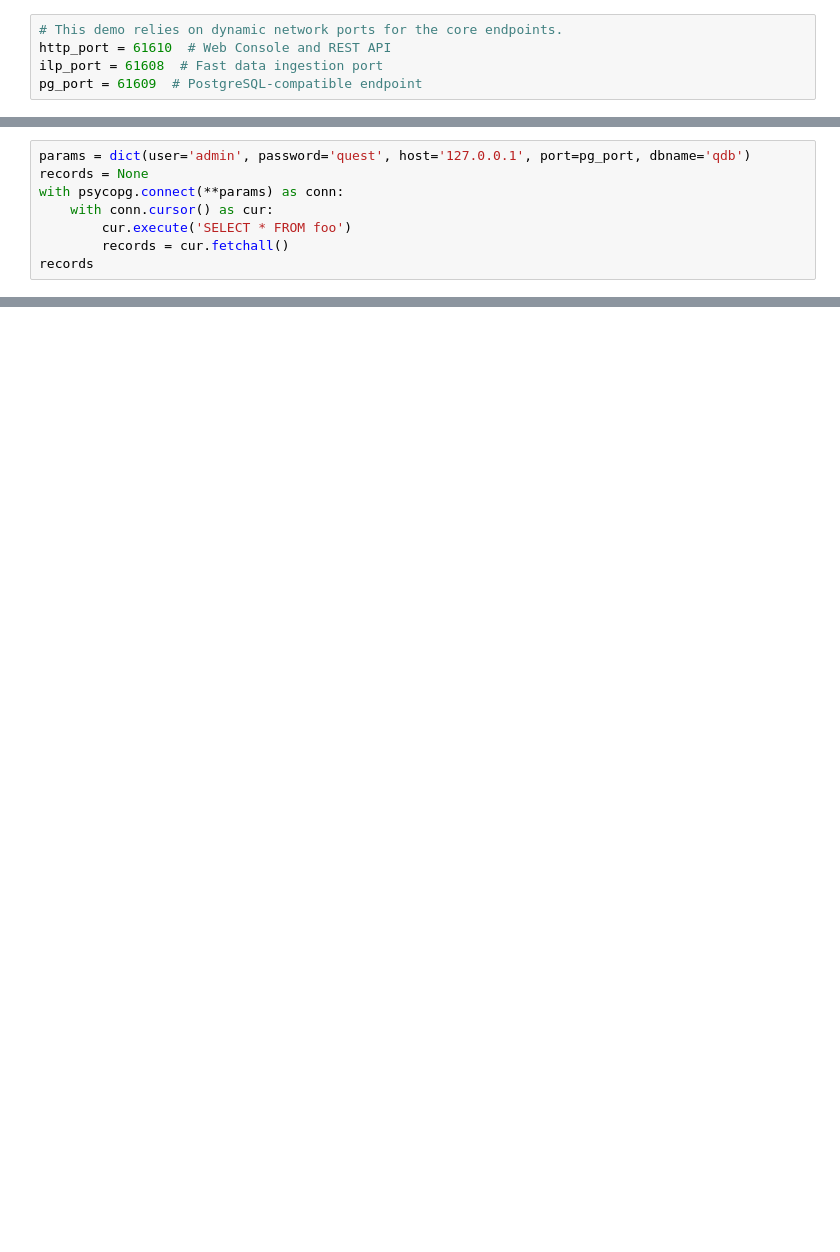
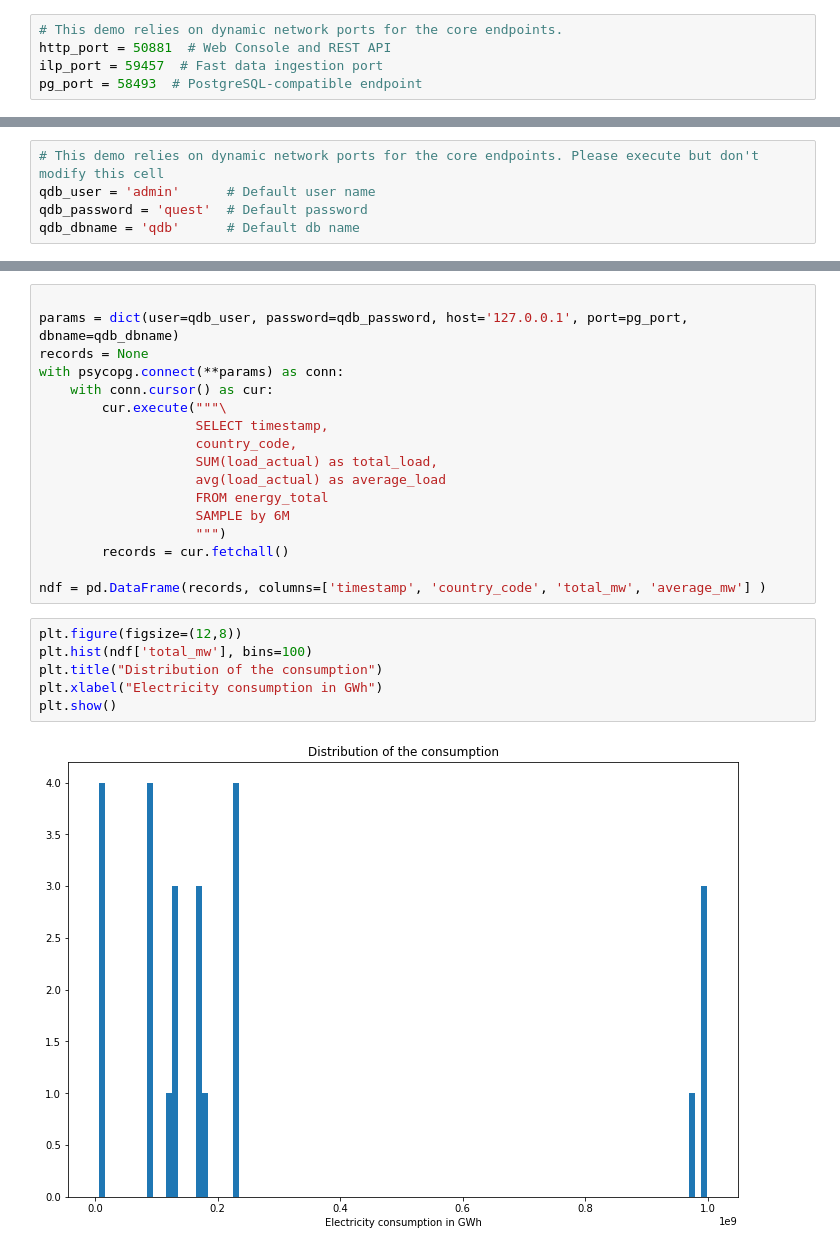
Before and after one commit to questdb/play, a Jupyter notebook: notebooks/play.ipynb, the cells around one changed output, grey strips where cells are left out. Saved outputs shown, nothing was run; the diff lists cells and outputs as text; blank space fills up the shorter version.

```diff
--- a/notebooks/play.ipynb
+++ b/notebooks/play.ipynb
@@ -10,5 +11,5 @@ import psycopg
 # %%
 # This demo relies on dynamic network ports for the core endpoints.
-http_port = 61610  # Web Console and REST API
-ilp_port = 61608  # Fast data ingestion port
-pg_port = 61609  # PostgreSQL-compatible endpoint
+http_port = 50881  # Web Console and REST API
+ilp_port = 59457  # Fast data ingestion port
+pg_port = 58493  # PostgreSQL-compatible endpoint
@@ -20,8 +15,0 @@ with qi.Sender('localhost', ilp_port) as sender:
-# %%
-params = dict(user='admin', password='quest', host='127.0.0.1', port=pg_port, dbname='qdb')
-records = None
-with psycopg.connect(**params) as conn:
-    with conn.cursor() as cur:
-        cur.execute('SELECT * FROM foo')
-        records = cur.fetchall()
-records
@@ -33,0 +27,5 @@ records
+# %%
+# This demo relies on dynamic network ports for the core endpoints. Please execute but don't modify this cell
+qdb_user = 'admin'      # Default user name
+qdb_password = 'quest'  # Default password
+qdb_dbname = 'qdb'      # Default db name
@@ -33,0 +90,25 @@ records
+# %%
+
+params = dict(user=qdb_user, password=qdb_password, host='127.0.0.1', port=pg_port, dbname=qdb_dbname)
+records = None
+with psycopg.connect(**params) as conn:
+    with conn.cursor() as cur:
+        cur.execute("""\
+                    SELECT timestamp,
+                    country_code,
+                    SUM(load_actual) as total_load,
+                    avg(load_actual) as average_load
+                    FROM energy_total
+                    SAMPLE by 6M
+                    """)
+        records = cur.fetchall()
+
+ndf = pd.DataFrame(records, columns=['timestamp', 'country_code', 'total_mw', 'average_mw'] )
+# %%
+plt.figure(figsize=(12,8))
+plt.hist(ndf['total_mw'], bins=100)
+plt.title("Distribution of the consumption")
+plt.xlabel("Electricity consumption in GWh")
+plt.show()
+# %% [output]
+[figure, added]
```
Also changed, not shown: parts of 21 cells of this notebook, 6 other files.
